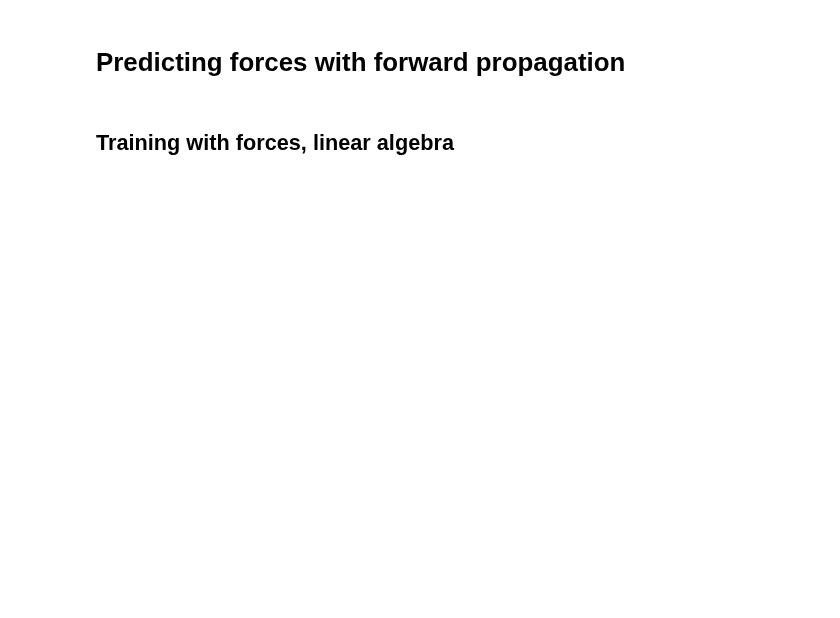
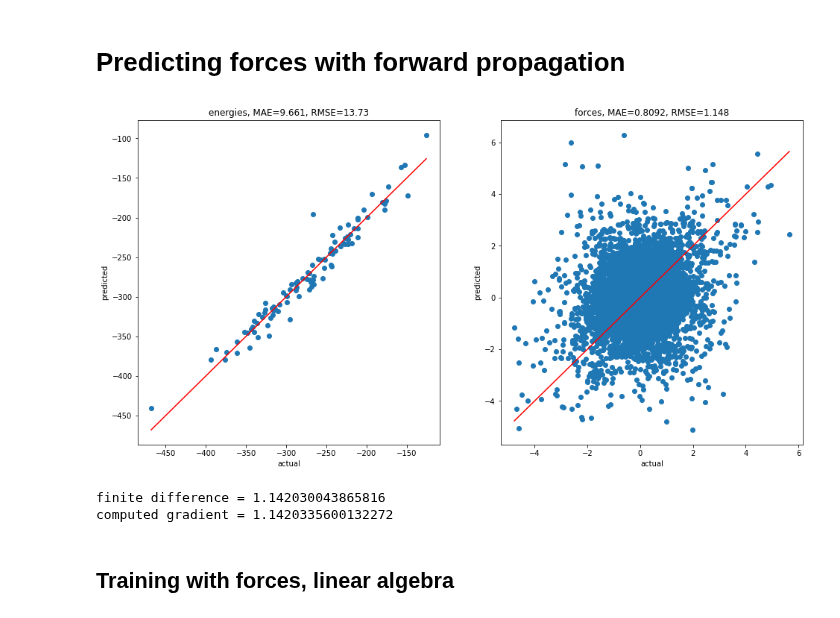
Before and after one commit to Luthaf/alchemical-learning, a Jupyter notebook: HEAs-with-forces.ipynb, the cells around one changed output. Cells and saved outputs as stored; diff of their text form; code cells hidden in the pictures; blank space fills up the shorter version.

```diff
--- a/HEAs-with-forces.ipynb
+++ b/HEAs-with-forces.ipynb
@@ -20,7 +20,7 @@ from utils.operations import SumStructures
 
 torch.set_default_dtype(torch.float64)
 # %%
-n_test = 100
+n_test = 50
 n_train = 100
 
 frames = ase.io.read("data/xyz/data.xyz", f":{n_test + n_train}")
@@ -302,31 +318,55 @@ with torch.no_grad():
+# %%
+def evaluate_model_with_forces(model, dataloader):
+    predicted_e = []
+    reference_e = []
+    predicted_f = []
+    reference_f = []
+    for spherical_expansions, energies, forces in dataloader:
+        reference_e.append(energies)
+        reference_f.append(forces)
+        e, f = model(spherical_expansions, forward_forces=True)
+        predicted_e.append(e)
+        predicted_f.append(f)
+
+    reference_e = torch.vstack(reference_e)
+    predicted_e = torch.vstack(predicted_e)
+
+    reference_f = torch.vstack(reference_f)
+    predicted_f = torch.vstack(predicted_f)
+
+    return reference_e, predicted_e, reference_f, predicted_f
+
+reference_e, predicted_e, reference_f, predicted_f = evaluate_model_with_forces(model, test_dataloader_grad)
 # %%
-def parity_plots(energies, predicted_e, forces, predicted_f):
+def parity_plots(reference_e, predicted_e, reference_f, predicted_f):
     predicted_e = predicted_e.detach()
     predicted_f = predicted_f.detach()
 
     fig, (ax_e, ax_f) = plt.subplots(1, 2, figsize=(16, 8))
 
-    mae = loss_mae(predicted_e, energies)
-    rmse = loss_rmse(predicted_e, energies)
-    ax_e.scatter(energies.cpu(), predicted_e.cpu())
-    x = (torch.min(energies.flatten()).item(), torch.max(energies.flatten()).item())
+    mae = loss_mae(predicted_e, reference_e)
+    rmse = loss_rmse(predicted_e, reference_e)
+    ax_e.scatter(reference_e.cpu(), predicted_e.cpu())
+    x = (torch.min(reference_e.flatten()).item(), torch.max(reference_e.flatten()).item())
     ax_e.plot(x, x, color="red")
     ax_e.set_title(f"energies, MAE={mae:.4}, RMSE={rmse:.4}")
     ax_e.set_xlabel("actual")
     ax_e.set_ylabel("predicted")
 
-    mae = loss_mae(predicted_f, forces)
-    rmse = loss_rmse(predicted_f, forces)
-    ax_f.scatter(forces.cpu(), predicted_f.cpu())
-    x = (torch.min(forces.flatten()).item(), torch.max(forces.flatten()).item())
+    mae = loss_mae(predicted_f, reference_f)
+    rmse = loss_rmse(predicted_f, reference_f)
+    ax_f.scatter(reference_f.cpu(), predicted_f.cpu())
+    x = (torch.min(reference_f.flatten()).item(), torch.max(reference_f.flatten()).item())
     ax_f.plot(x, x, color="red")
     ax_f.set_title(f"forces, MAE={mae:.4}, RMSE={rmse:.4}")
     ax_f.set_xlabel("actual")
     ax_f.set_ylabel("predicted")
 
     return fig
 
-fig = parity_plots(energies, predicted_e, forces, predicted_f)
+fig = parity_plots(reference_e, predicted_e, reference_f, predicted_f)
+# %% [output]
+[figure, added]
 # %%
 def check_finite_differences(model, frame, delta=1e-6):
     frame = frame.copy()
@@ -353,7 +393,10 @@ if torch.get_default_dtype() == torch.float64:
 else:
     delta = 1e-3
 
-check_finite_differences(mixed_species_model, train_frames[22], delta)
+check_finite_differences(model, train_frames[22], delta)
+# %% [output]
+finite difference = 1.142030043865816
+computed gradient = 1.1420335600132272
 # %% [markdown]
 ## Training with forces, linear algebra
 # %%
```
Also changed, not shown: parts of 23 cells of this notebook, 5 other files.
